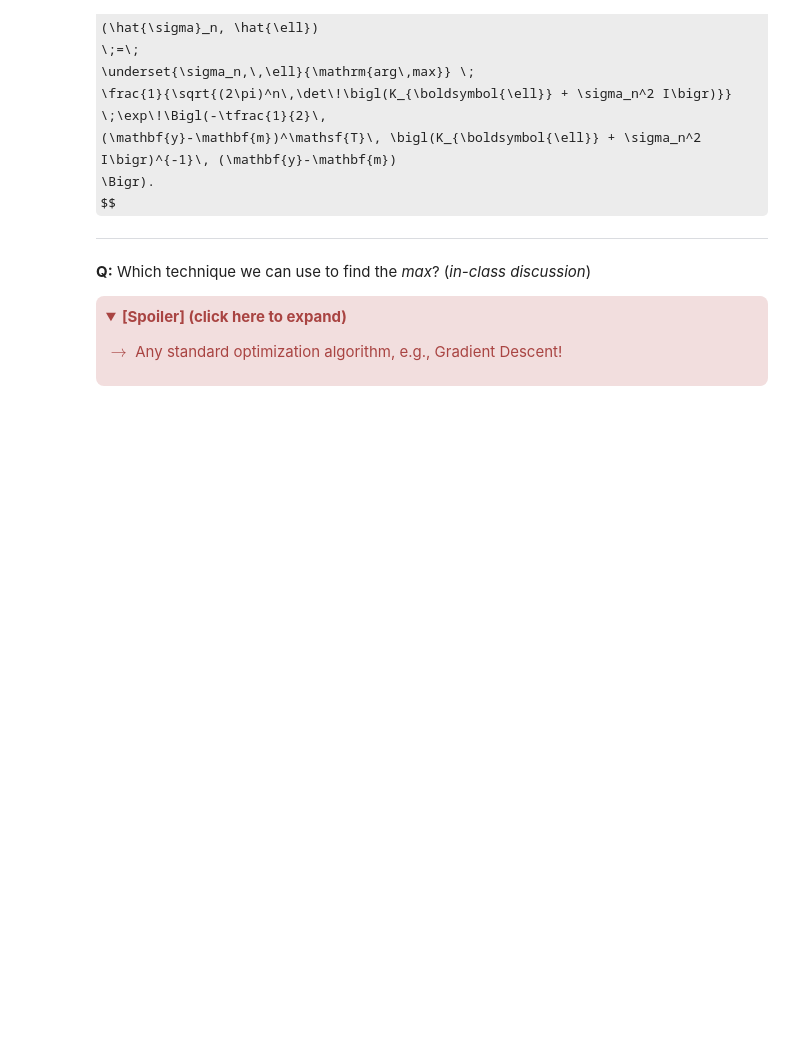
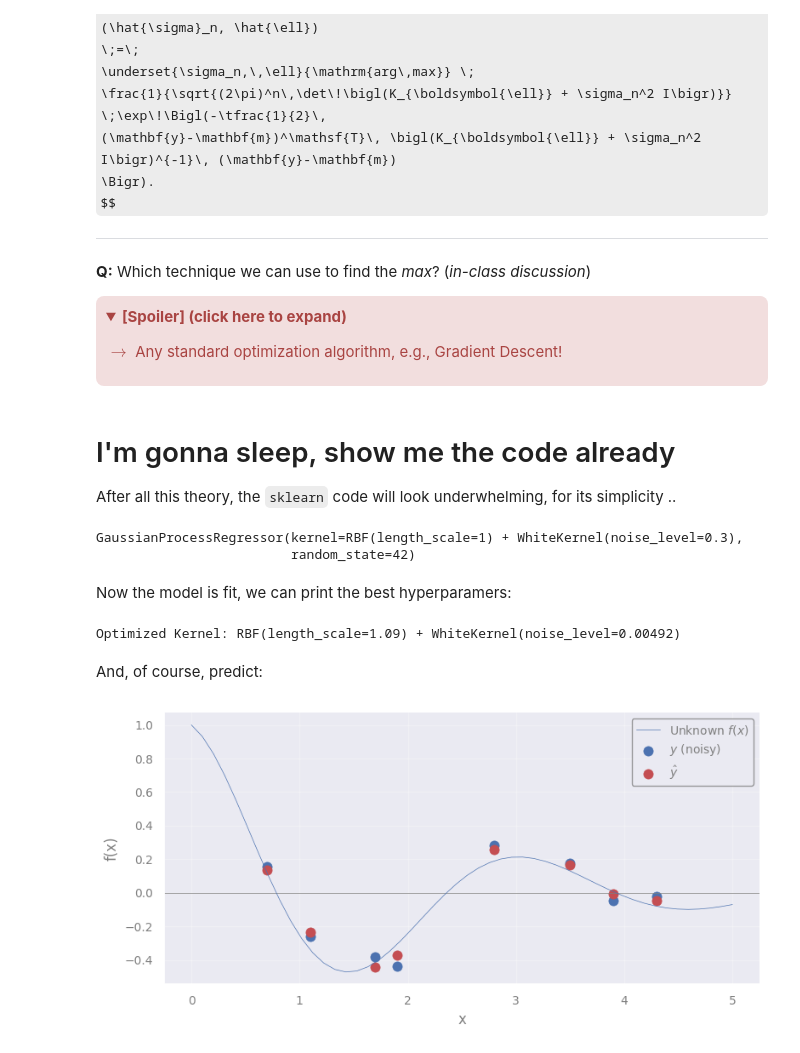
Before and after one commit to AstroStat-Academy/astrostat-school-7, a Jupyter notebook: Gaussian_Processes/Gaussian_Processes_answerkey.ipynb, the cells around one changed output. Saved outputs shown, nothing was run; the diff lists cells and outputs as text; code cells hidden in the pictures; folded sections open; some formulas as TeX source; blank space fills up the shorter version.

```diff
--- a/Gaussian_Processes/Gaussian_Processes_answerkey.ipynb
+++ b/Gaussian_Processes/Gaussian_Processes_answerkey.ipynb
@@ -581,3 +581,69 @@ $\rightarrow$ Any standard optimization algorithm, e.g., Gradient Descent!
 
 </details>
 </div>
+# %% [markdown]
+# I'm gonna sleep, show me the code already
+
+After all this theory, the `sklearn` code will look underwhelming, for its simplicity ..
+# %%
+from sklearn.gaussian_process import GaussianProcessRegressor
+from sklearn.gaussian_process.kernels import RBF, WhiteKernel
+rng = np.random.default_rng(seed=1)
+
+def f_noisy(X):
+    return f(X.flatten()) + 0.1 * rng.normal(size=X.shape[0])
+
+# Data
+X_train = np.array([0.7, 1.1, 1.7, 1.9, 2.8, 3.5, 3.9, 4.3]).reshape(-1, 1)
+'''same `X` as above, but reshaped to 2D for sklearn'''
+y_train = f_noisy(X)
+'''creating y from the "unknown" f (*wink *wink) plus a little noise'''
+
+# Define a kernel:
+#    - RBF is the radial basis function kernel
+#    - WhiteKernel handles noise in the data
+guess_l = 1.0
+guess_sigma_n = 0.3
+kernel = RBF(length_scale=guess_l) + WhiteKernel(noise_level=guess_sigma_n)
+'''
+Here we initialize the kernels with the initial guesses for their hyperparameters.
+Internally, sklearn's `GaussianProcessRegressor` will optimize them.
+
+Initial guesses are important! A fit may fail if the guesses are too far off.
+'''
+
+# Initialize the Gaussian Process Regressor
+gpr = GaussianProcessRegressor(kernel=kernel, random_state=42)
+
+# Fit the model
+gpr.fit(X_train, y_train)
+# %% [output]
+GaussianProcessRegressor(kernel=RBF(length_scale=1) + WhiteKernel(noise_level=0.3),
+                         random_state=42)
+# %% [markdown]
+Now the model is fit, we can print the best hyperparamers:
+# %%
+# Print the chosen kernel parameters after fitting
+print("Optimized Kernel:", gpr.kernel_)
+# %% [output]
+Optimized Kernel: RBF(length_scale=1.09) + WhiteKernel(noise_level=0.00492)
+# %% [markdown]
+And, of course, predict:
+# %%
+yhat = gpr.predict(X_train)
+
+xx = np.linspace(0, 5, 50)
+
+plt.figure()
+plt.axhline(y=0, lw=0.5, c='grey')
+plt.plot(xx, f(xx), c='C0', lw=0.5, label="Unknown $f(x)$")
+plt.scatter(X_train.flatten(), y_train, c='C0', s=65, lw=0.5, label=r"$y$ (noisy)")
+plt.scatter(X_train.flatten(), yhat,    c='C3', s=65, lw=0.5, label=r"$\hat{y}$")
+'''NOTE: We need to flatten `X_train` for the plot, since it is 2D'''
+plt.xlabel('x')
+plt.ylabel('f(x)')
+
+plt.legend()
+plt.show()
+# %% [output]
+[figure, added]
```
Also changed, not shown: parts of 5 cells of this notebook.
